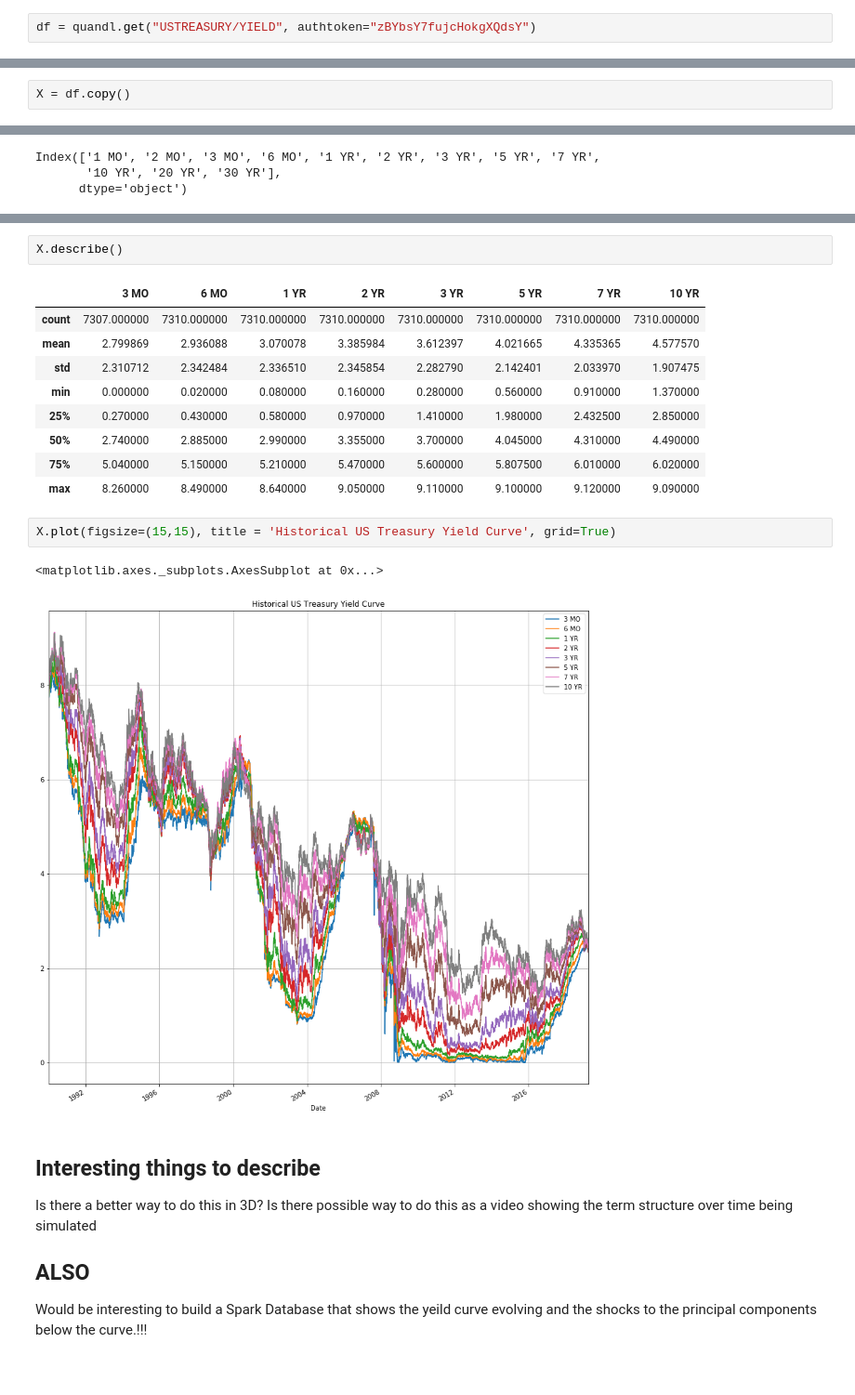
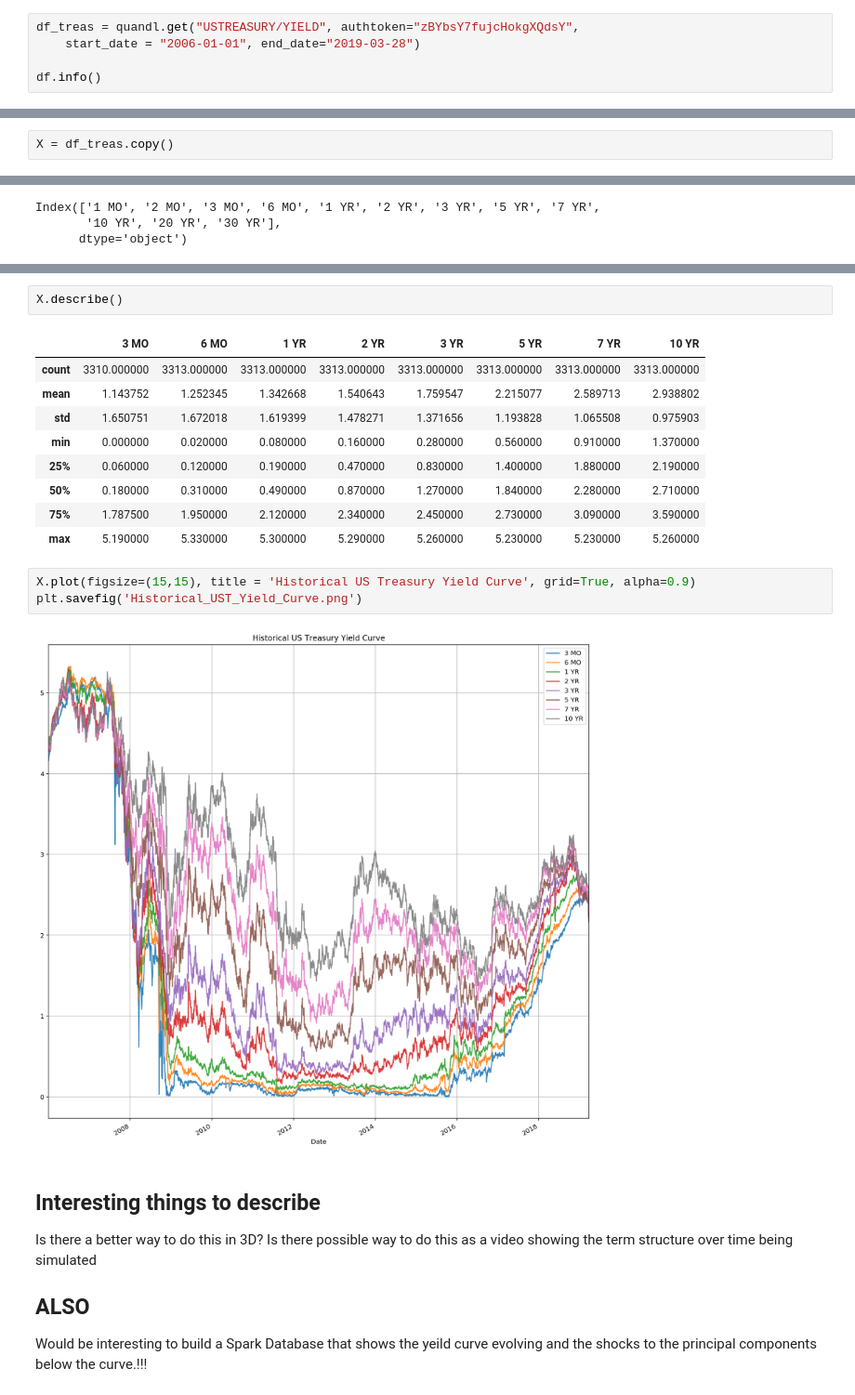
Before and after one commit to davidjsmith44/NLP-Fed-Speeches, a Jupyter notebook: src/rate_data_test.ipynb, the cells around one changed output, grey strips where cells are left out. Shown at 93% size. Cells and saved outputs as stored; diff of their text form; blank space fills up the shorter version.

```diff
--- a/src/rate_data_test.ipynb
+++ b/src/rate_data_test.ipynb
@@ -10,2 +11,5 @@ import quandl
 # %%
-df = quandl.get("USTREASURY/YIELD", authtoken="zBYbsY7fujcHokgXQdsY")
+df_treas = quandl.get("USTREASURY/YIELD", authtoken="zBYbsY7fujcHokgXQdsY",
+    start_date = "2006-01-01", end_date="2019-03-28")
+
+df.info()
@@ -55,5 +77,5 @@ memory usage: 742.4 KB
 # %%
-X = df.copy()
+X = df_treas.copy()
 # %% [markdown]
 ## Interesting questions
 Do I need to  express these in terms of forward rates instead of levels?
@@ -130,19 +134,19 @@ Date
 X.describe()
 # %% [output]
 |  | 3 MO | 6 MO | 1 YR | 2 YR | 3 YR | 5 YR | 7 YR | 10 YR |
-| count | 7307.000000 | 7310.000000 | 7310.000000 | 7310.000000 | 7310.000000 | 7310.000000 | 7310.000000 | 7310.000000 |
-| mean | 2.799869 | 2.936088 | 3.070078 | 3.385984 | 3.612397 | 4.021665 | 4.335365 | 4.577570 |
-| std | 2.310712 | 2.342484 | 2.336510 | 2.345854 | 2.282790 | 2.142401 | 2.033970 | 1.907475 |
+| count | 3310.000000 | 3313.000000 | 3313.000000 | 3313.000000 | 3313.000000 | 3313.000000 | 3313.000000 | 3313.000000 |
+| mean | 1.143752 | 1.252345 | 1.342668 | 1.540643 | 1.759547 | 2.215077 | 2.589713 | 2.938802 |
+| std | 1.650751 | 1.672018 | 1.619399 | 1.478271 | 1.371656 | 1.193828 | 1.065508 | 0.975903 |
 | min | 0.000000 | 0.020000 | 0.080000 | 0.160000 | 0.280000 | 0.560000 | 0.910000 | 1.370000 |
-| 25% | 0.270000 | 0.430000 | 0.580000 | 0.970000 | 1.410000 | 1.980000 | 2.432500 | 2.850000 |
-| 50% | 2.740000 | 2.885000 | 2.990000 | 3.355000 | 3.700000 | 4.045000 | 4.310000 | 4.490000 |
-| 75% | 5.040000 | 5.150000 | 5.210000 | 5.470000 | 5.600000 | 5.807500 | 6.010000 | 6.020000 |
-| max | 8.260000 | 8.490000 | 8.640000 | 9.050000 | 9.110000 | 9.100000 | 9.120000 | 9.090000 |
+| 25% | 0.060000 | 0.120000 | 0.190000 | 0.470000 | 0.830000 | 1.400000 | 1.880000 | 2.190000 |
+| 50% | 0.180000 | 0.310000 | 0.490000 | 0.870000 | 1.270000 | 1.840000 | 2.280000 | 2.710000 |
+| 75% | 1.787500 | 1.950000 | 2.120000 | 2.340000 | 2.450000 | 2.730000 | 3.090000 | 3.590000 |
+| max | 5.190000 | 5.330000 | 5.300000 | 5.290000 | 5.260000 | 5.230000 | 5.230000 | 5.260000 |
 # %%
-X.plot(figsize=(15,15), title = 'Historical US Treasury Yield Curve', grid=True)
+X.plot(figsize=(15,15), title = 'Historical US Treasury Yield Curve', grid=True, alpha=0.9)
+plt.savefig('Historical_UST_Yield_Curve.png')
 # %% [output]
-<matplotlib.axes._subplots.AxesSubplot at 0x...>
-[figure, old version]
+[figure, new version]
 # %% [markdown]
 ## Interesting things to describe
 Is there a better way to do this in 3D?
```
Also changed, not shown: parts of 39 cells of this notebook, 4 other files.
